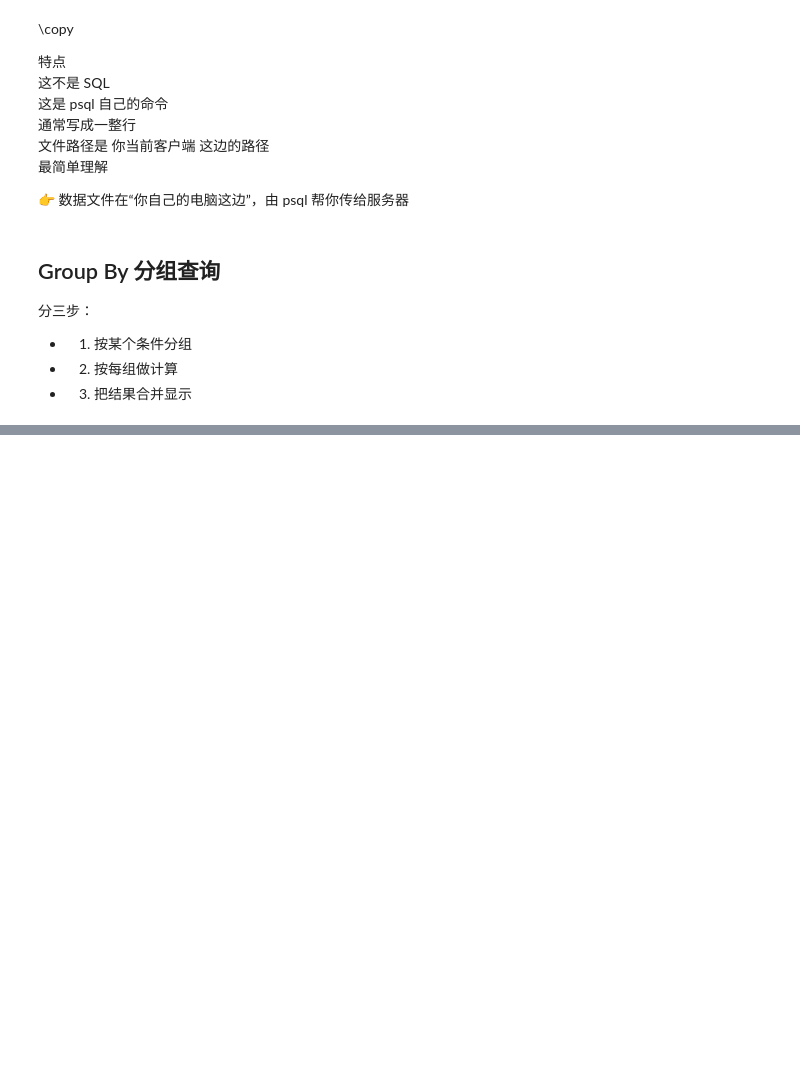
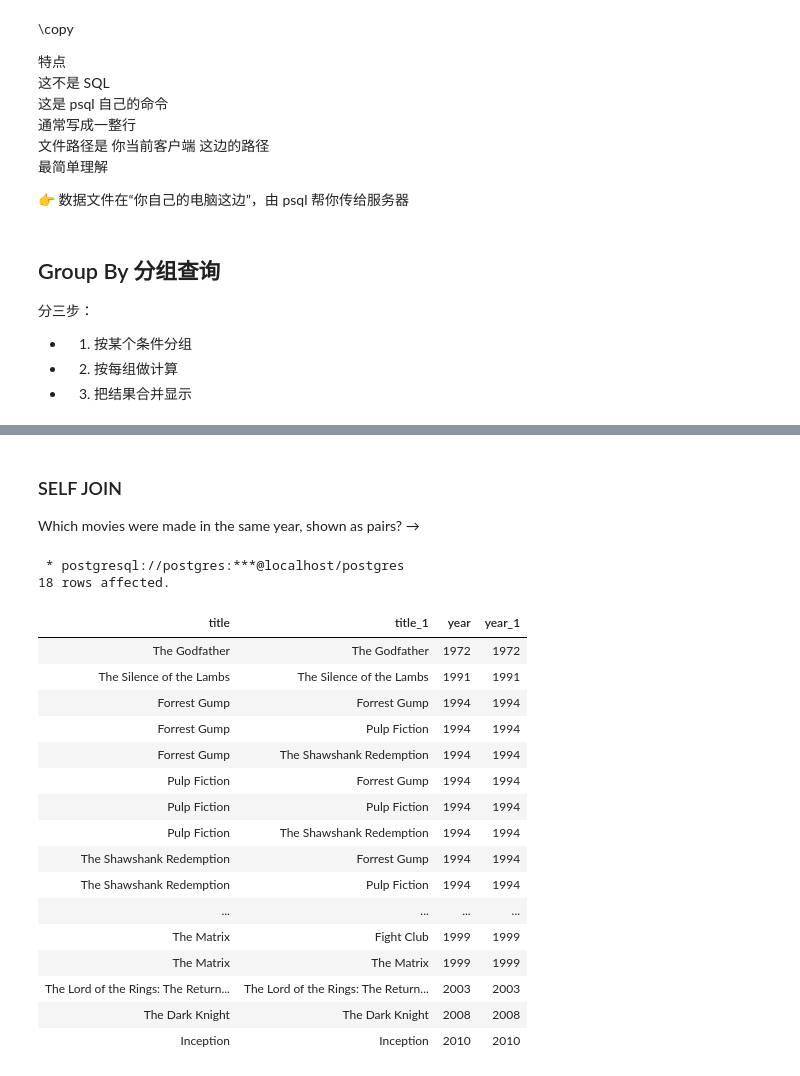
Before and after one commit to LouisaFrancious/DMA-Note, a Jupyter notebook: Database/SQL.ipynb, the cells around one changed output, grey strips where cells are left out. Drawn from its saved outputs; the diff is of its cells as text; code cells hidden in the pictures; blank space fills up the shorter version.

```diff
--- a/Database/SQL.ipynb
+++ b/Database/SQL.ipynb
@@ -100,0 +705,29 @@ COPY table_name FROM '/path/file.csv' CSV HEADER;
+# %% [markdown]
+### SELF JOIN
+Which movies were made in the same year, shown as pairs? →
+# %%
+%%sql
+SELECT a.title, b.title, a.year, b.year
+FROM movie as a
+INNER JOIN movie as b on a.year =b.year
+ORDER BY a.year, a.title, b.title;
+# %% [output]
+ * postgresql://postgres:***@localhost/postgres
+18 rows affected.
+| title | title_1 | year | year_1 |
+| The Godfather | The Godfather | 1972 | 1972 |
+| The Silence of the Lambs | The Silence of the Lambs | 1991 | 1991 |
+| Forrest Gump | Forrest Gump | 1994 | 1994 |
+| Forrest Gump | Pulp Fiction | 1994 | 1994 |
+| Forrest Gump | The Shawshank Redemption | 1994 | 1994 |
+| Pulp Fiction | Forrest Gump | 1994 | 1994 |
+| Pulp Fiction | Pulp Fiction | 1994 | 1994 |
+| Pulp Fiction | The Shawshank Redemption | 1994 | 1994 |
+| The Shawshank Redemption | Forrest Gump | 1994 | 1994 |
+| The Shawshank Redemption | Pulp Fiction | 1994 | 1994 |
+| ... | ... | ... | ... |
+| The Matrix | Fight Club | 1999 | 1999 |
+| The Matrix | The Matrix | 1999 | 1999 |
+| The Lord of the Rings: The Return... | The Lord of the Rings: The Return... | 2003 | 2003 |
+| The Dark Knight | The Dark Knight | 2008 | 2008 |
+| Inception | Inception | 2010 | 2010 |
```
Also changed, not shown: parts of 74 cells of this notebook.
